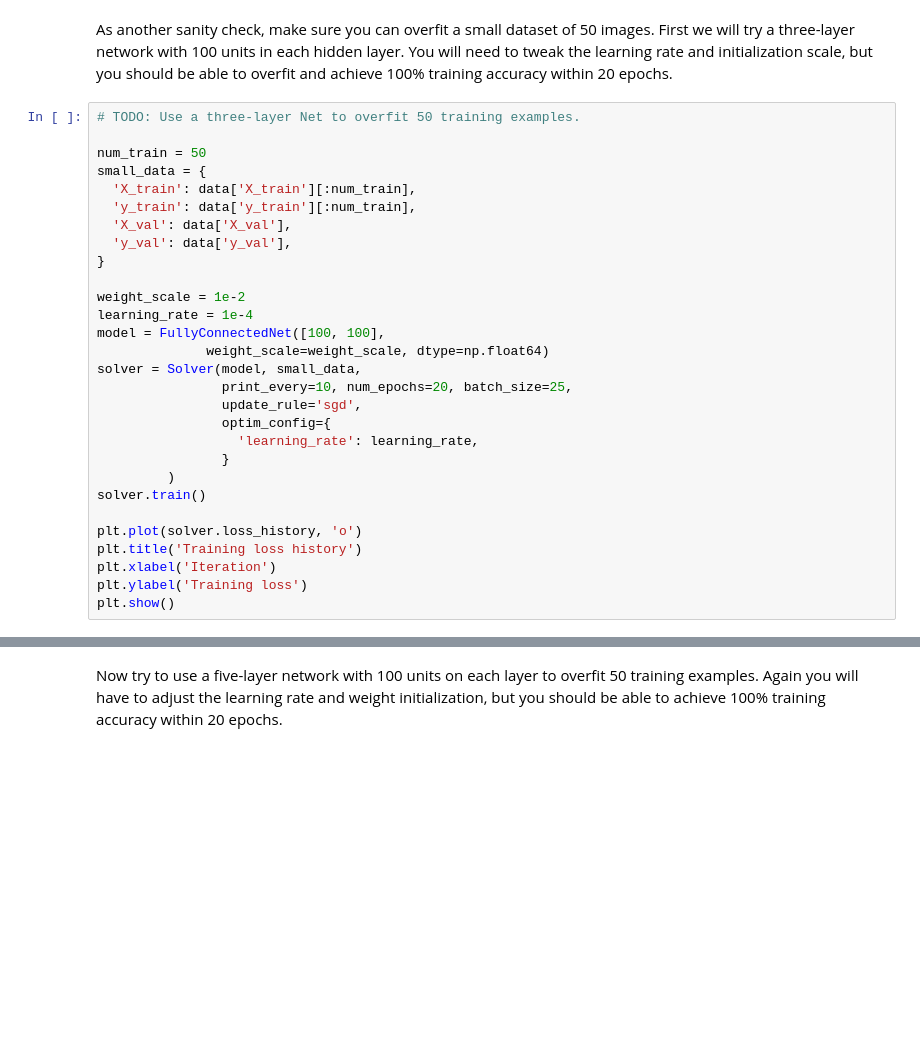
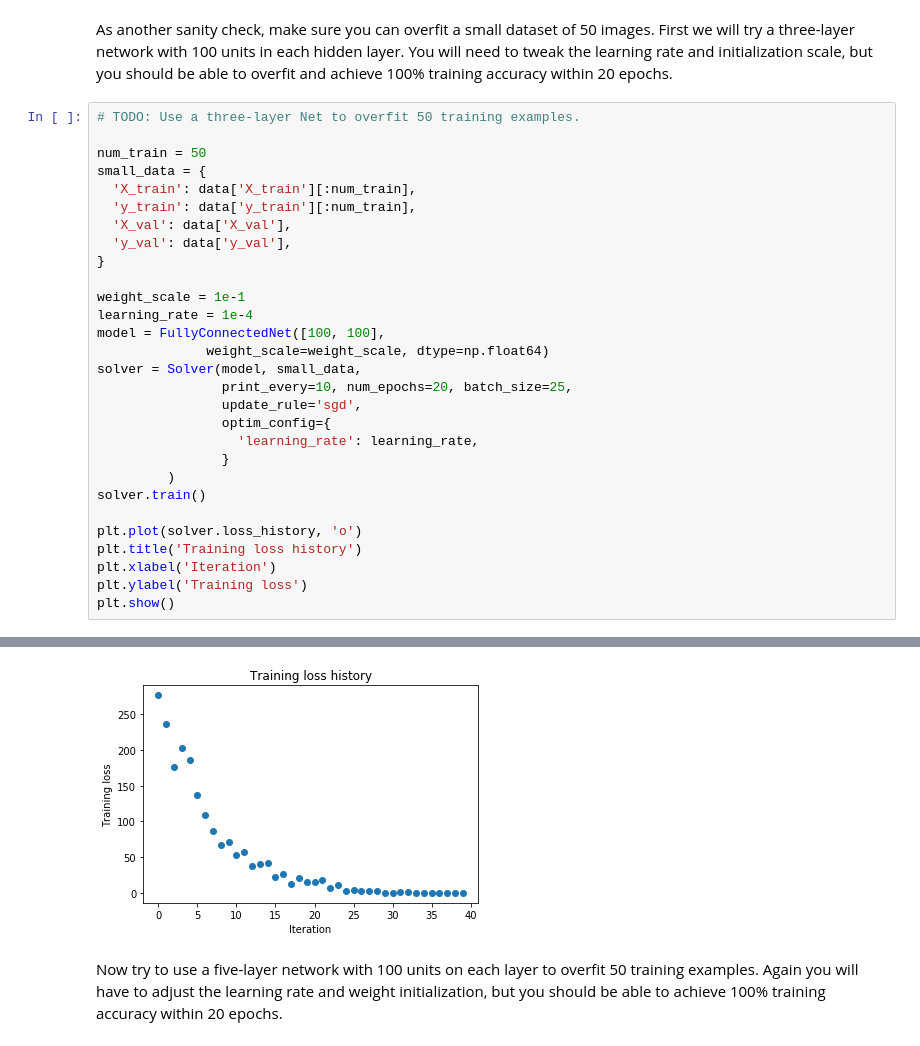
Before and after one commit to TusharChugh/cs231n, a Jupyter notebook: assignment2/FullyConnectedNets.ipynb, the cells around one changed output, grey strips where cells are left out. Drawn from its saved outputs; the diff is of its cells as text; blank space fills up the shorter version.

```diff
--- a/assignment2/FullyConnectedNets.ipynb
+++ b/assignment2/FullyConnectedNets.ipynb
@@ -335,7 +447,7 @@ small_data = {
   'y_val': data['y_val'],
 }
 
-weight_scale = 1e-2
+weight_scale = 1e-1
 learning_rate = 1e-4
 model = FullyConnectedNet([100, 100],
               weight_scale=weight_scale, dtype=np.float64)
@@ -353,3 +465,4 @@ plt.title('Training loss history')
 plt.xlabel('Iteration')
 plt.ylabel('Training loss')
 plt.show()
+# %% [output]
@@ -356,3 +486,4 @@ plt.show()
+[figure, added]
 # %% [markdown]
 Now try to use a five-layer network with 100 units on each layer to overfit 50 training examples. Again you will have to adjust the learning rate and weight initialization, but you should be able to achieve 100% training accuracy within 20 epochs.
 # %%
```
Also changed, not shown: parts of 21 cells of this notebook, 3 other files.
